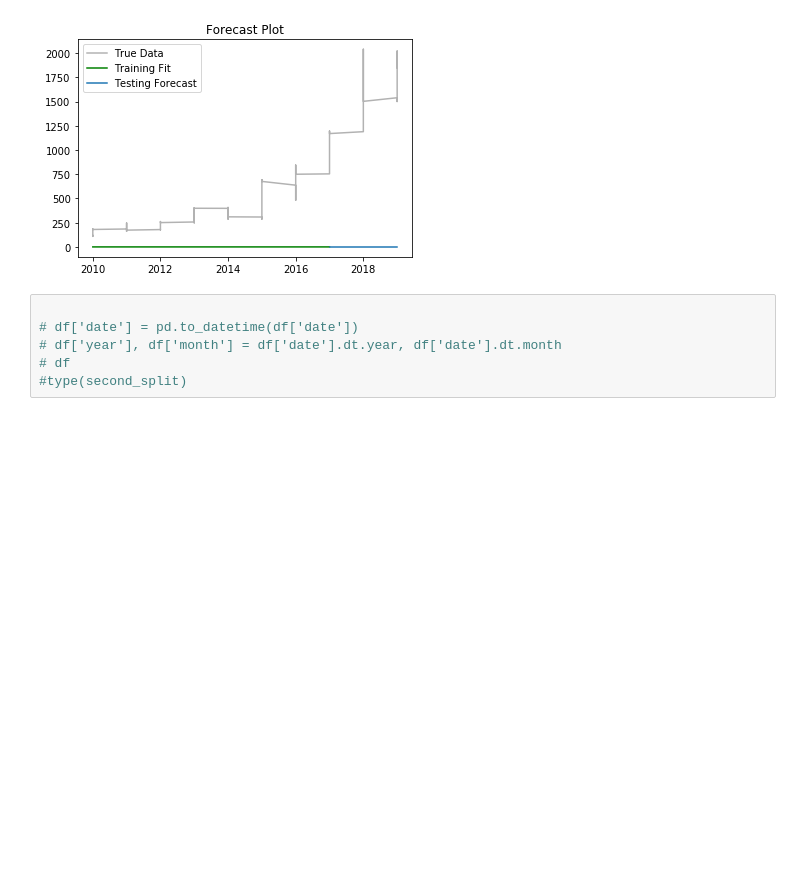
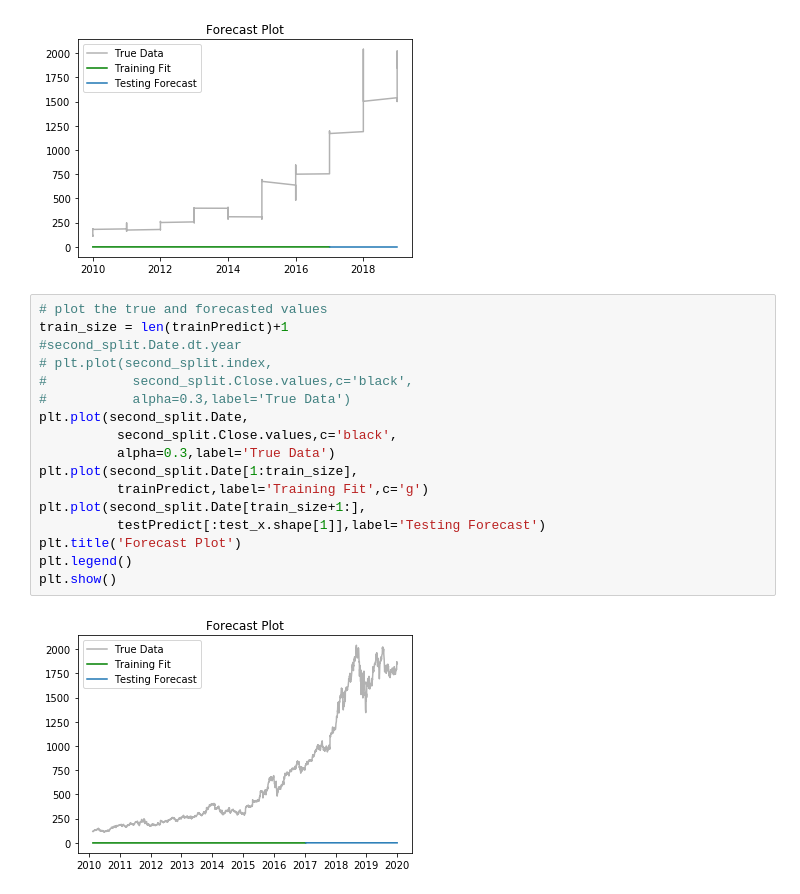
Before and after one commit to sfwtopoulos/stocks, a Jupyter notebook: Stocks_seq_1st.ipynb, the cells around one changed output. Drawn from its saved outputs; the diff is of its cells as text; blank space fills up the shorter version.

```diff
--- a/Stocks_seq_1st.ipynb
+++ b/Stocks_seq_1st.ipynb
@@ -350,9 +367,22 @@ plt.legend()
 plt.show()
 # %% [output]
 [figure]
-# %%
-
-# df['date'] = pd.to_datetime(df['date'])
-# df['year'], df['month'] = df['date'].dt.year, df['date'].dt.month
-# df
-#type(second_split)
+# %%
+# plot the true and forecasted values
+train_size = len(trainPredict)+1
+#second_split.Date.dt.year
+# plt.plot(second_split.index,
+#           second_split.Close.values,c='black',
+#           alpha=0.3,label='True Data')
+plt.plot(second_split.Date,
+          second_split.Close.values,c='black',
+          alpha=0.3,label='True Data')
+plt.plot(second_split.Date[1:train_size],
+          trainPredict,label='Training Fit',c='g')
+plt.plot(second_split.Date[train_size+1:],
+          testPredict[:test_x.shape[1]],label='Testing Forecast')
+plt.title('Forecast Plot')
+plt.legend()
+plt.show()
+# %% [output]
+[figure, added]
```
Also changed, not shown: parts of 11 cells of this notebook.
